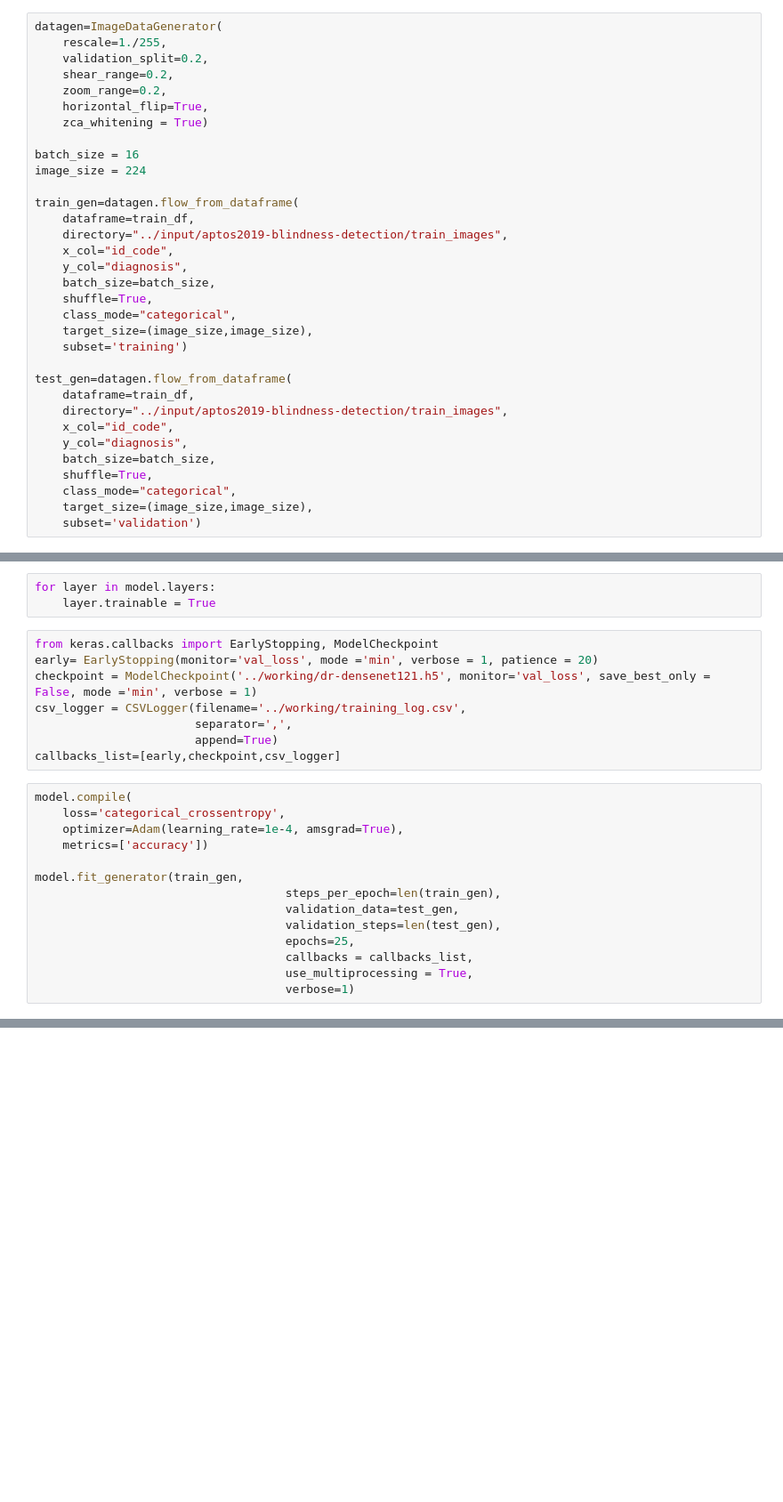
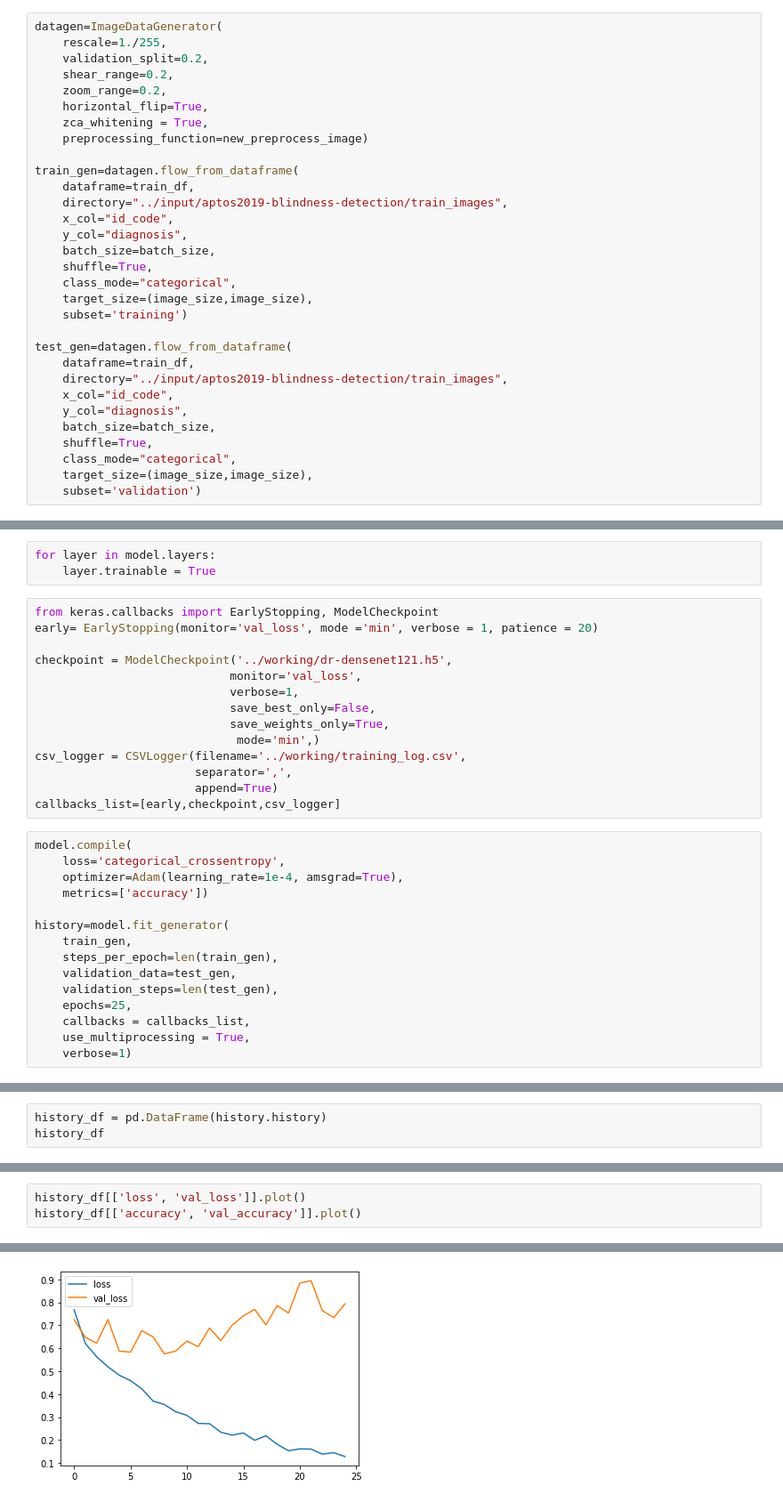
Before and after one commit to msiddhu/Early-Prediction-of-Diabetic-Retinopathy, a Jupyter notebook: dr-densenet121.ipynb, the cells around one changed output, grey strips where cells are left out. Shown at 89% size. Drawn from its saved outputs; the diff is of its cells as text; blank space fills up the shorter version.

Commit message:
Kaggle Notebook | dr-denseNet121 | Version 3

```diff
--- a/dr-densenet121.ipynb
+++ b/dr-densenet121.ipynb
@@ -100,10 +203,8 @@ datagen=ImageDataGenerator(
     shear_range=0.2,
     zoom_range=0.2,
     horizontal_flip=True,
-    zca_whitening = True)
-
-batch_size = 16
-image_size = 224
+    zca_whitening = True,
+    preprocessing_function=new_preprocess_image)
 
 train_gen=datagen.flow_from_dataframe(
     dataframe=train_df,
@@ -196,7 +297,13 @@ for layer in model.layers:
 # %%
 from keras.callbacks import EarlyStopping, ModelCheckpoint
 early= EarlyStopping(monitor='val_loss', mode ='min', verbose = 1, patience = 20)
-checkpoint = ModelCheckpoint('../working/dr-densenet121.h5', monitor='val_loss', save_best_only = False, mode ='min', verbose = 1)
+
+checkpoint = ModelCheckpoint('../working/dr-densenet121.h5',
+                            monitor='val_loss',
+                            verbose=1,
+                            save_best_only=False,
+                            save_weights_only=True,
+                             mode='min',)
 csv_logger = CSVLogger(filename='../working/training_log.csv',
                        separator=',',
                        append=True)
@@ -207,13 +314,14 @@ model.compile(
     optimizer=Adam(learning_rate=1e-4, amsgrad=True),
     metrics=['accuracy'])
 
-model.fit_generator(train_gen,
-                                    steps_per_epoch=len(train_gen),
-                                    validation_data=test_gen,
-                                    validation_steps=len(test_gen),
-                                    epochs=25,
-                                    callbacks = callbacks_list,
-                                    use_multiprocessing = True,
-                                    verbose=1)
+history=model.fit_generator(
+    train_gen,
+    steps_per_epoch=len(train_gen),
+    validation_data=test_gen,
+    validation_steps=len(test_gen),
+    epochs=25,
+    callbacks = callbacks_list,
+    use_multiprocessing = True,
+    verbose=1)
 # %% [output]
 Epoch 1/25
@@ -236,0 +344,3 @@ Epoch 00025: saving model to ../working/dr-densenet121.h5
+# %%
+history_df = pd.DataFrame(history.history)
+history_df
@@ -236,0 +365,4 @@ Epoch 00025: saving model to ../working/dr-densenet121.h5
+# %%
+history_df[['loss', 'val_loss']].plot()
+history_df[['accuracy', 'val_accuracy']].plot()
+# %% [output]
@@ -236,0 +370 @@ Epoch 00025: saving model to ../working/dr-densenet121.h5
+[figure, added]
```
Also changed, not shown: parts of 12 cells of this notebook.
